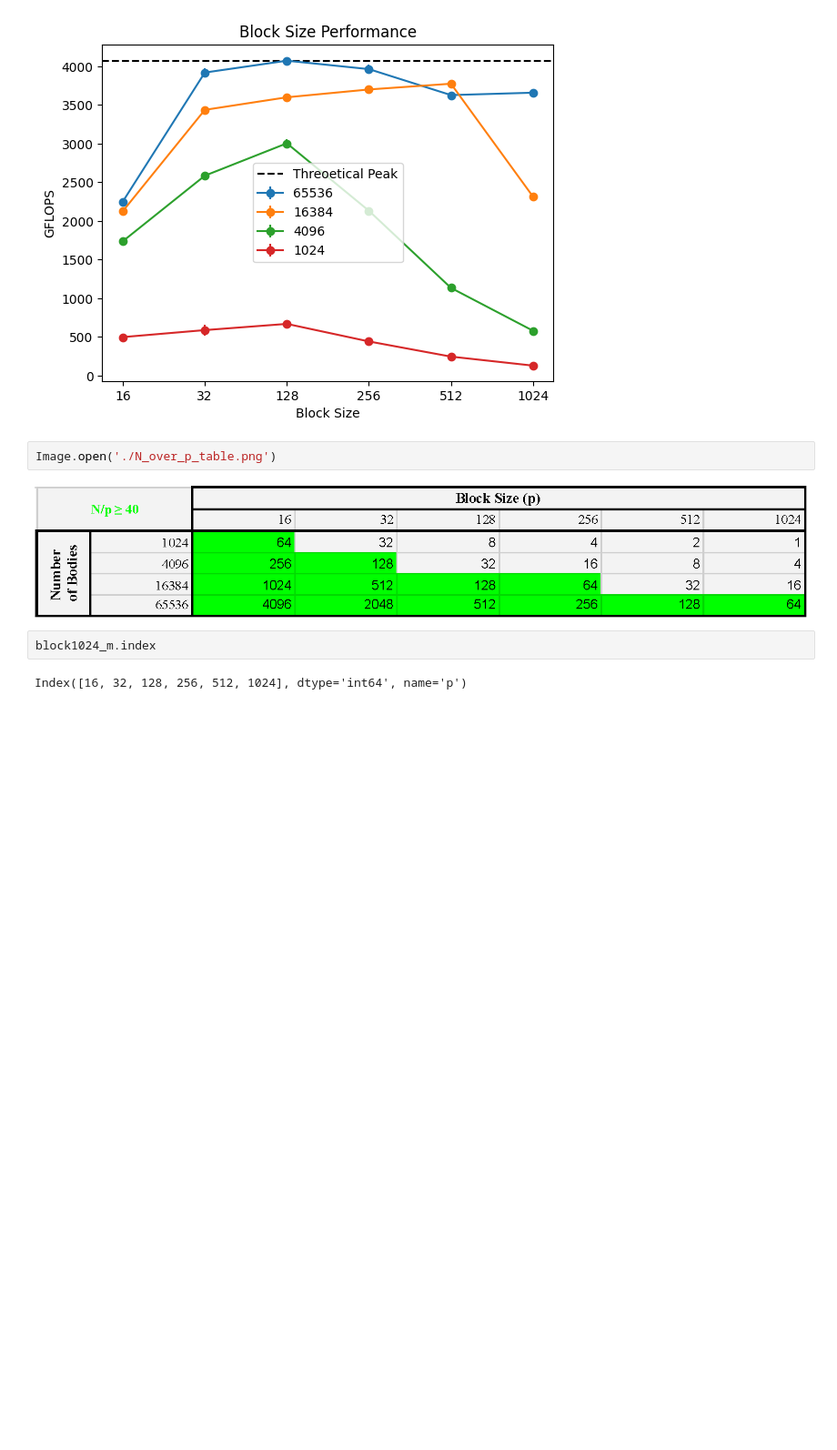
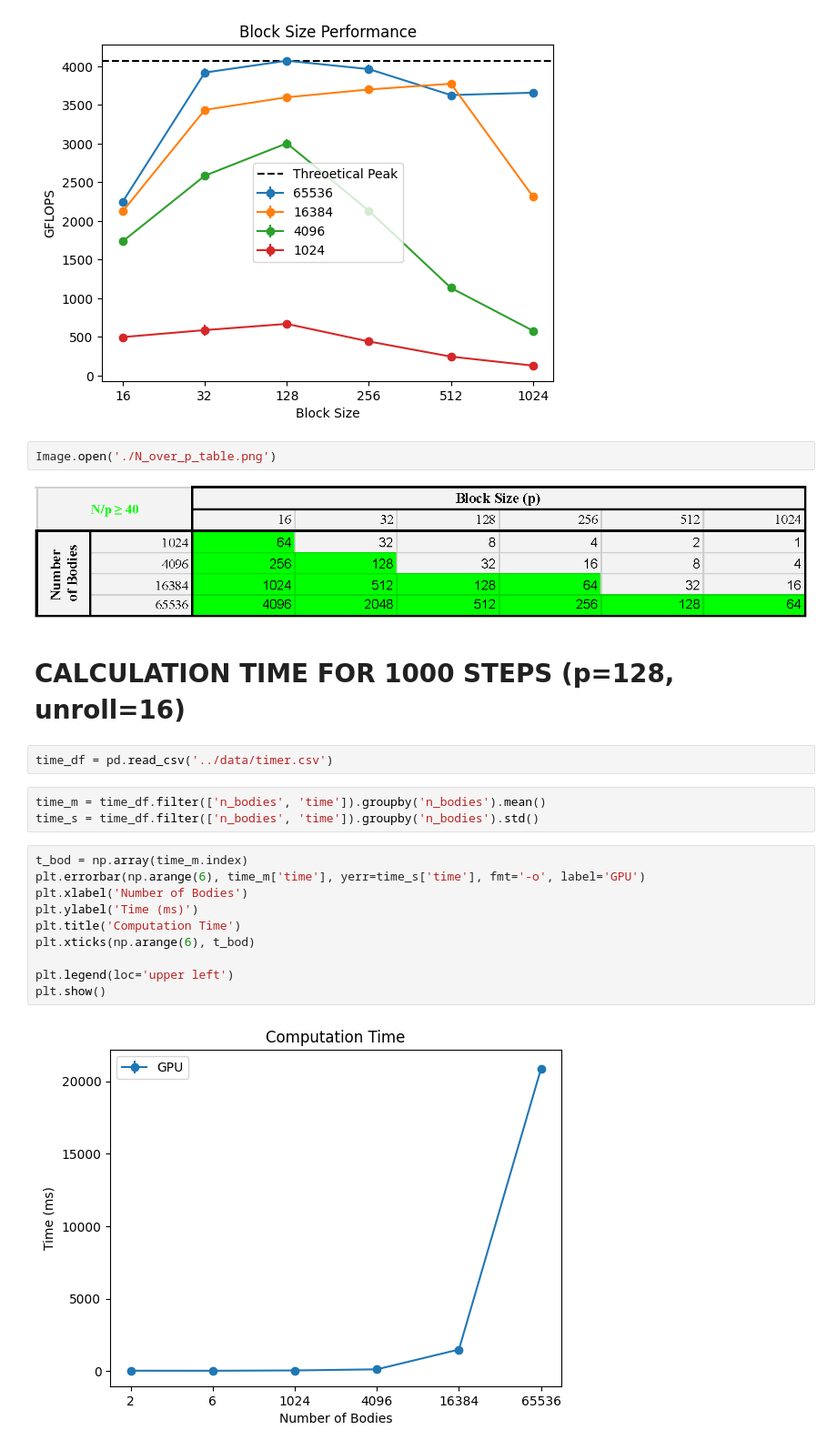
Before and after one commit to Berto70/nbody_cuda, a Jupyter notebook: plot/test.ipynb, the cells around one changed output. Shown: that part at 91% size. Saved outputs shown, nothing was run; the diff lists cells and outputs as text; blank space fills up the shorter version.

Commit message:
plots

```diff
--- a/plot/test.ipynb
+++ b/plot/test.ipynb
@@ -201,7 +201,22 @@ plt.show()
 Image.open('./N_over_p_table.png')
 # %% [output]
 [figure]
-# %%
-block1024_m.index
-# %% [output]
-Index([16, 32, 128, 256, 512, 1024], dtype='int64', name='p')
+# %% [markdown]
+# CALCULATION TIME FOR 1000 STEPS (p=128, unroll=16)
+# %%
+time_df = pd.read_csv('../data/timer.csv')
+# %%
+time_m = time_df.filter(['n_bodies', 'time']).groupby('n_bodies').mean()
+time_s = time_df.filter(['n_bodies', 'time']).groupby('n_bodies').std()
+# %%
+t_bod = np.array(time_m.index)
+plt.errorbar(np.arange(6), time_m['time'], yerr=time_s['time'], fmt='-o', label='GPU')
+plt.xlabel('Number of Bodies')
+plt.ylabel('Time (ms)')
+plt.title('Computation Time')
+plt.xticks(np.arange(6), t_bod)
+
+plt.legend(loc='upper left')
+plt.show()
+# %% [output]
+[figure, added]
```
